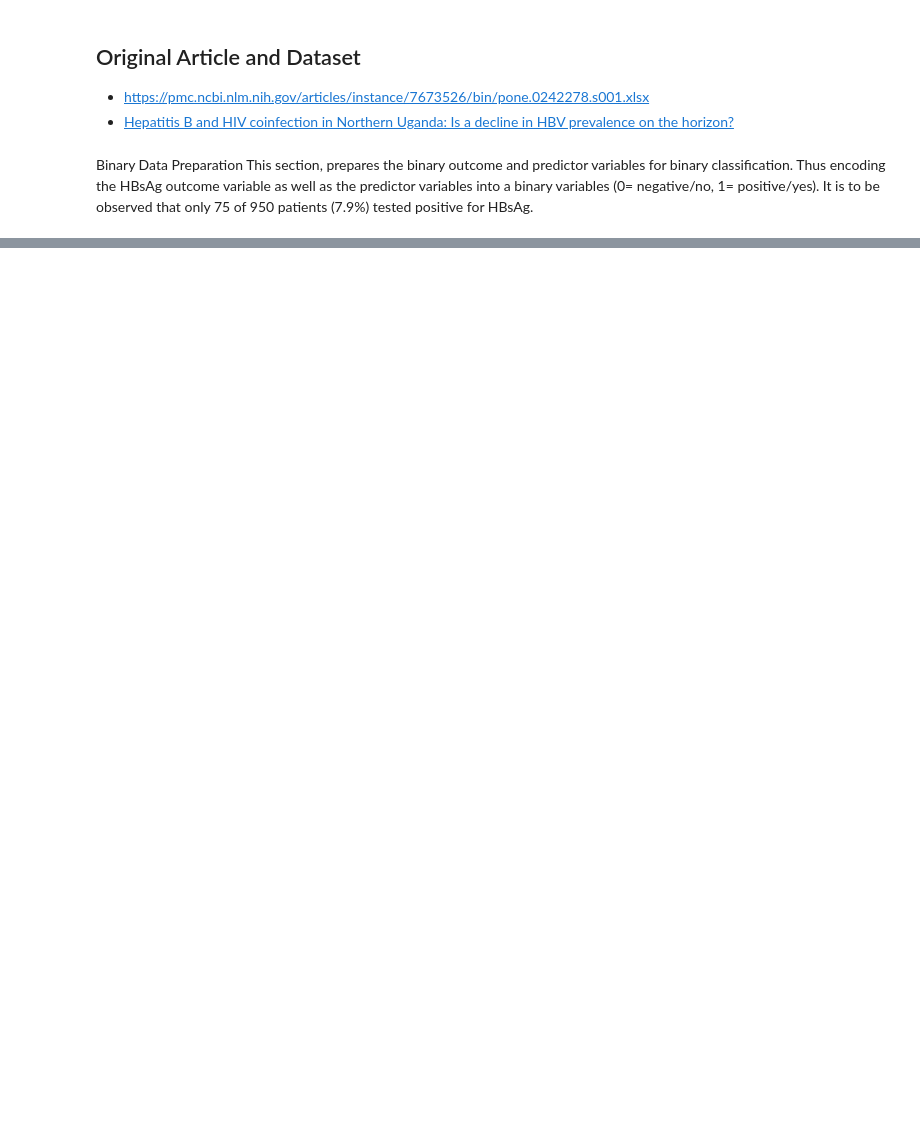
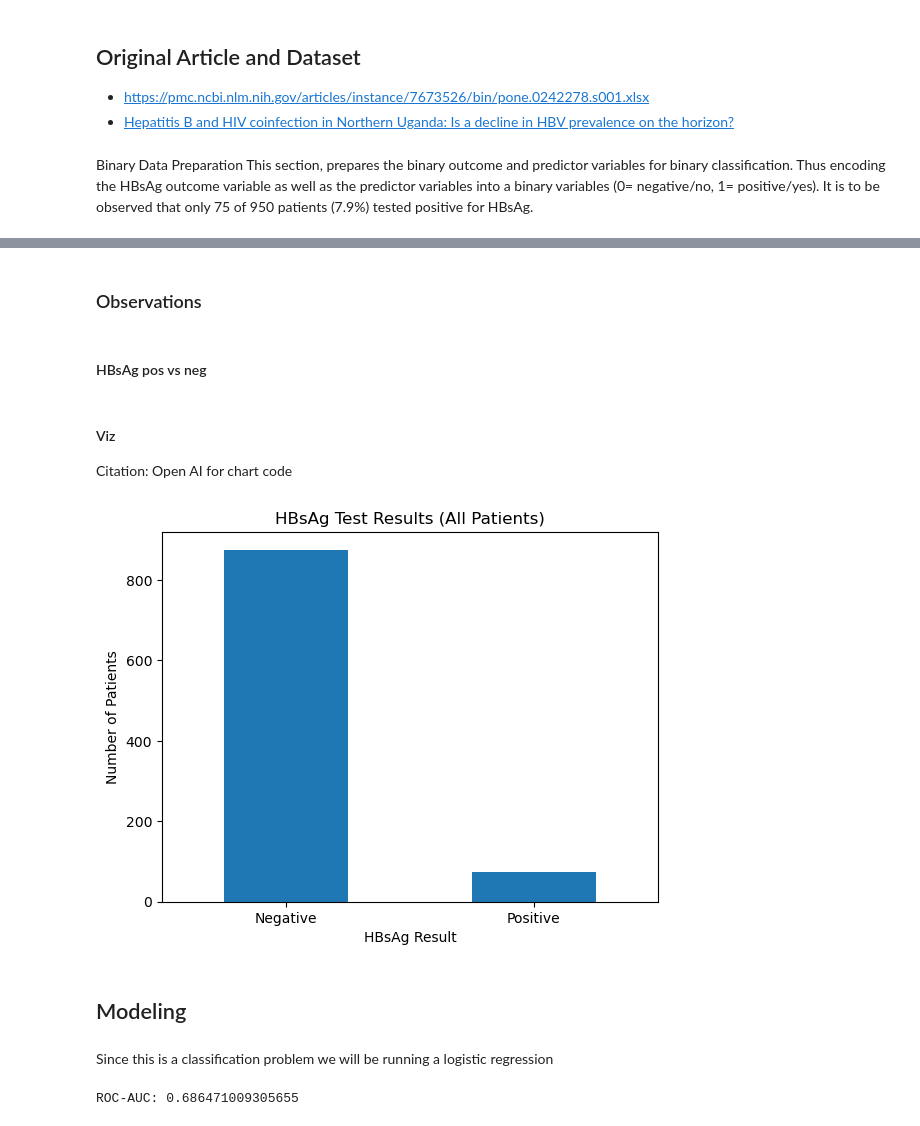
Before and after one commit to 303gabby/XB_0175_Proposal_Code, a Jupyter notebook: XB_0175_code.ipynb, the cells around one changed output, grey strips where cells are left out. Drawn from its saved outputs; the diff is of its cells as text; code cells hidden in the pictures; blank space fills up the shorter version.

Commit message:
models + matrix of results

```diff
--- a/XB_0175_code.ipynb
+++ b/XB_0175_code.ipynb
@@ -106,3 +96,0 @@ df['USE OF INJECTION DRUGS'].unique()
-# %%
-df['USE OF INJECTION DRUGS_binary'] = df['USE OF INJECTION DRUGS'].map({'no':0,'yes':1})
-df['USE OF INJECTION DRUGS_binary'].value_counts()
@@ -117,3 +96,0 @@ df ['MOTHER WITH HBV'].unique()
-# %%
-df['MOTHER WITH HBV_binary'] = df['MOTHER WITH HBV'].map({'no ':0,'Yes':1})
-df['MOTHER WITH HBV_binary'].value_counts()
@@ -135,3 +96,0 @@ df ['THERAPY (YES/NO)'].unique()
-# %%
-df['THERAPY (YES/NO)_binary'] = df['THERAPY (YES/NO)'].map({'no':0,'yes':1})
-df['THERAPY (YES/NO)_binary'].value_counts()
@@ -144,3 +96,0 @@ df ['THERAPEUTIC SCARIFICATION'].unique()
-# %%
-df['THERAPEUTIC SCARIFICATION_binary'] = df['THERAPEUTIC SCARIFICATION'].map({'no':0,'yes':1})
-df['THERAPEUTIC SCARIFICATION_binary'].value_counts()
@@ -157,0 +174,21 @@ df.head(10)
+# %% [markdown]
+### Observations
+# %% [markdown]
+#### HBsAg pos vs neg
+# %% [markdown]
+#### Viz
+Citation: Open AI for chart code
+# %%
+res = df['HBsAg'].astype(str).str.strip().str.lower().map({'no': 'Negative', 'yes': 'Positive'})
+res.value_counts().plot(kind='bar')
+plt.title('HBsAg Test Results (All Patients)')
+plt.xlabel('HBsAg Result')
+plt.ylabel('Number of Patients')
+plt.xticks(rotation=0)
+plt.show()
+# %% [output]
+[figure, added]
+# %% [markdown]
+## Modeling
+# %% [markdown]
+Since this is a classification problem we will be running a logistic regression
@@ -157,0 +200,8 @@ df.head(10)
+# %%
+prob = model.predict_proba(X_test)[:, 1]
+
+auc = roc_auc_score(y_test, prob)
+
+print("ROC-AUC:", auc)
+# %% [output]
+ROC-AUC: 0.686471009305655
```
Also changed, not shown: parts of 72 cells of this notebook.
